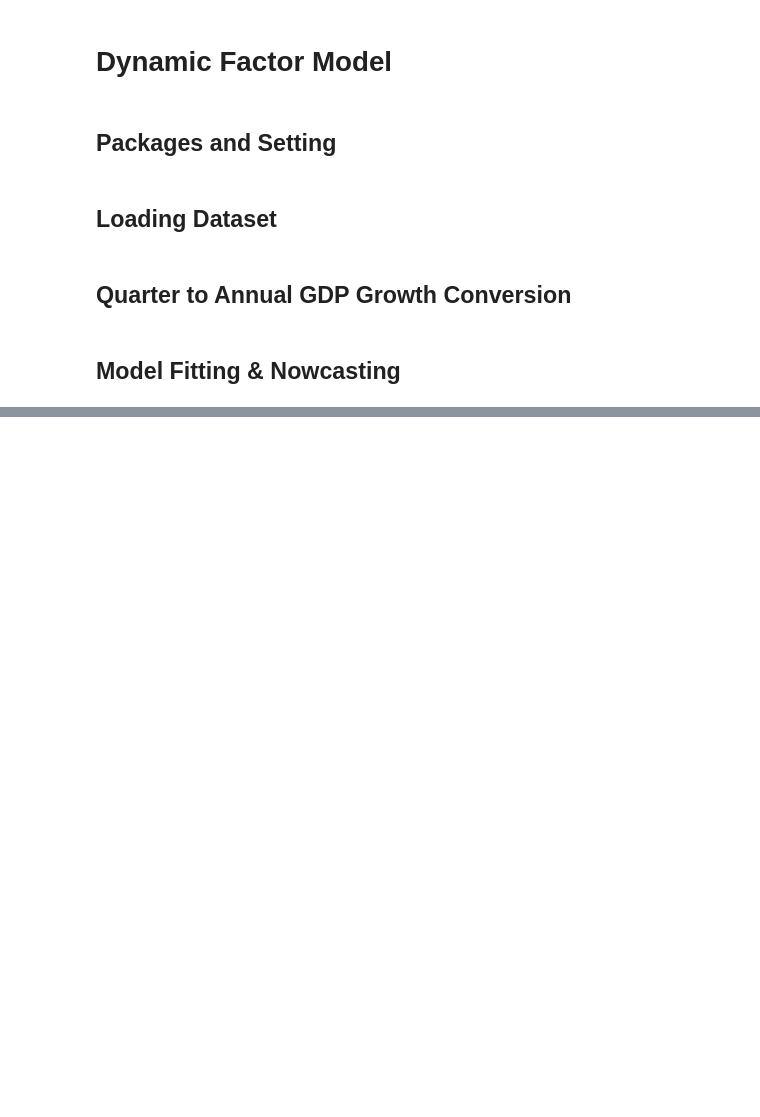
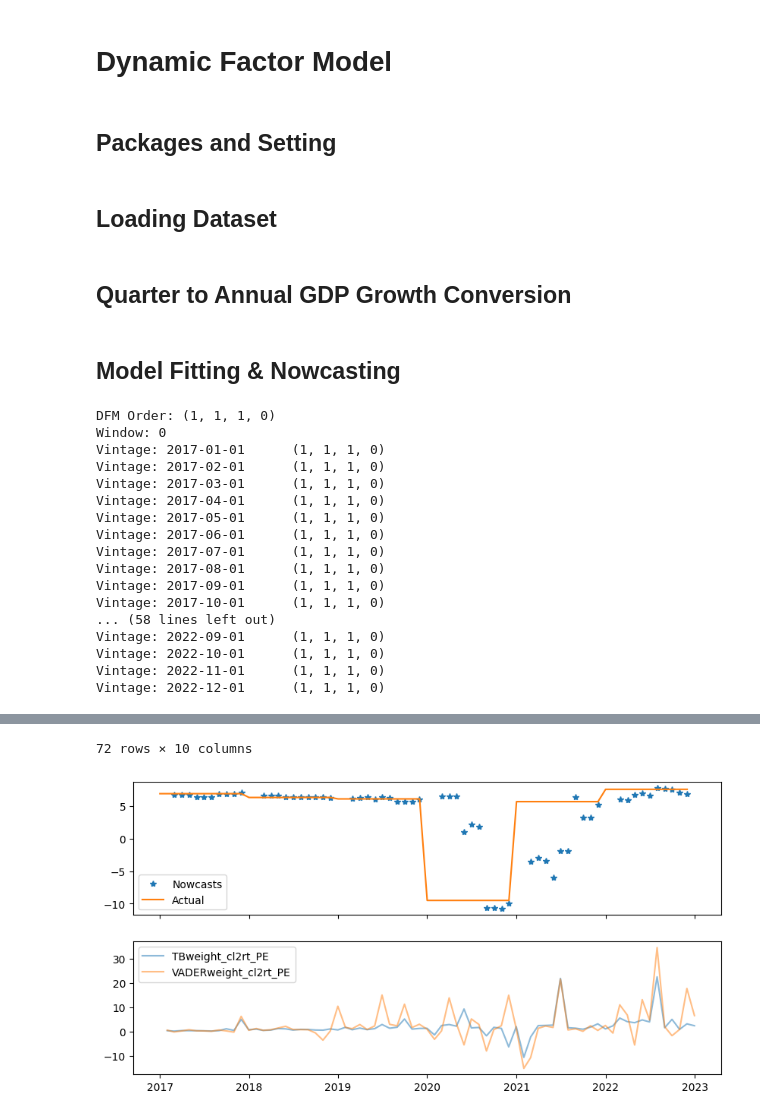
Before and after one commit to tiubenedict/TweetsNowcast, a Jupyter notebook: IDN_Nowcasting.ipynb, the cells around one changed output, grey strips where cells are left out. Cells and saved outputs as stored; diff of their text form; code cells hidden in the pictures; blank space fills up the shorter version.

Commit message:
Updated results

```diff
--- a/IDN_Nowcasting.ipynb
+++ b/IDN_Nowcasting.ipynb
@@ -138,7 +138,7 @@ def runDFM(factor_order, error_order, k_factors, factor_lag, window=0, optimize_
 
     # FORECAST DATES
     vintage_now = dt.datetime(2017, 1, 1)
-    vintage_end = dt.datetime(2021, 12, 1)
+    vintage_end = dt.datetime(2022, 12, 1)
     delta = relativedelta(months=1)
 
     while vintage_now <= vintage_end:
@@ -192,9 +192,32 @@ def runDFM(factor_order, error_order, k_factors, factor_lag, window=0, optimize_
     return results
 # %%
 results = runDFM(factor_order=1, error_order=1, k_factors=1, factor_lag=0, window=0, optimize_order=False)
-plt.figure(figsize=(10, 5))
-plt.plot(results['date'], results['Nowcast'], linewidth=0, marker='*', label='Nowcasts')
-plt.plot(results['date'], results['Actual'], label='Actual')
-plt.legend()
-plt.show()
+# results = pd.read_csv('Results/(1,1,1,0)_W0_summary.csv', parse_dates=['date'])
+tweets = load_tweets().loc[dt.datetime(2017,1,1):,:]
+fig, axs = plt.subplots(2, 1, figsize=(10, 5), sharex=True)
+axs[0].plot(results['date'], results['Nowcast'], linewidth=0, marker='*', label='Nowcasts')
+axs[0].plot(results['date'], results['Actual'], label='Actual')
+for metric in tweets.columns:
+    axs[1].plot(tweets.index, tweets[metric], label=metric, alpha=0.5)
+axs[0].legend()
+axs[1].legend()
+fig.show()
 results
+# %% [output]
+DFM Order: (1, 1, 1, 0)
+Window: 0
+Vintage: 2017-01-01      (1, 1, 1, 0)
+Vintage: 2017-02-01      (1, 1, 1, 0)
+Vintage: 2017-03-01      (1, 1, 1, 0)
+Vintage: 2017-04-01      (1, 1, 1, 0)
+Vintage: 2017-05-01      (1, 1, 1, 0)
+Vintage: 2017-06-01      (1, 1, 1, 0)
+Vintage: 2017-07-01      (1, 1, 1, 0)
+Vintage: 2017-08-01      (1, 1, 1, 0)
+Vintage: 2017-09-01      (1, 1, 1, 0)
+Vintage: 2017-10-01      (1, 1, 1, 0)
+... (58 lines left out)
+Vintage: 2022-09-01      (1, 1, 1, 0)
+Vintage: 2022-10-01      (1, 1, 1, 0)
+Vintage: 2022-11-01      (1, 1, 1, 0)
+Vintage: 2022-12-01      (1, 1, 1, 0)
@@ -200,0 +236,2 @@ results
+72 rows × 10 columns
+[figure, added]
```
Also changed, not shown: parts of 1 cell of this notebook, 2 other files.
